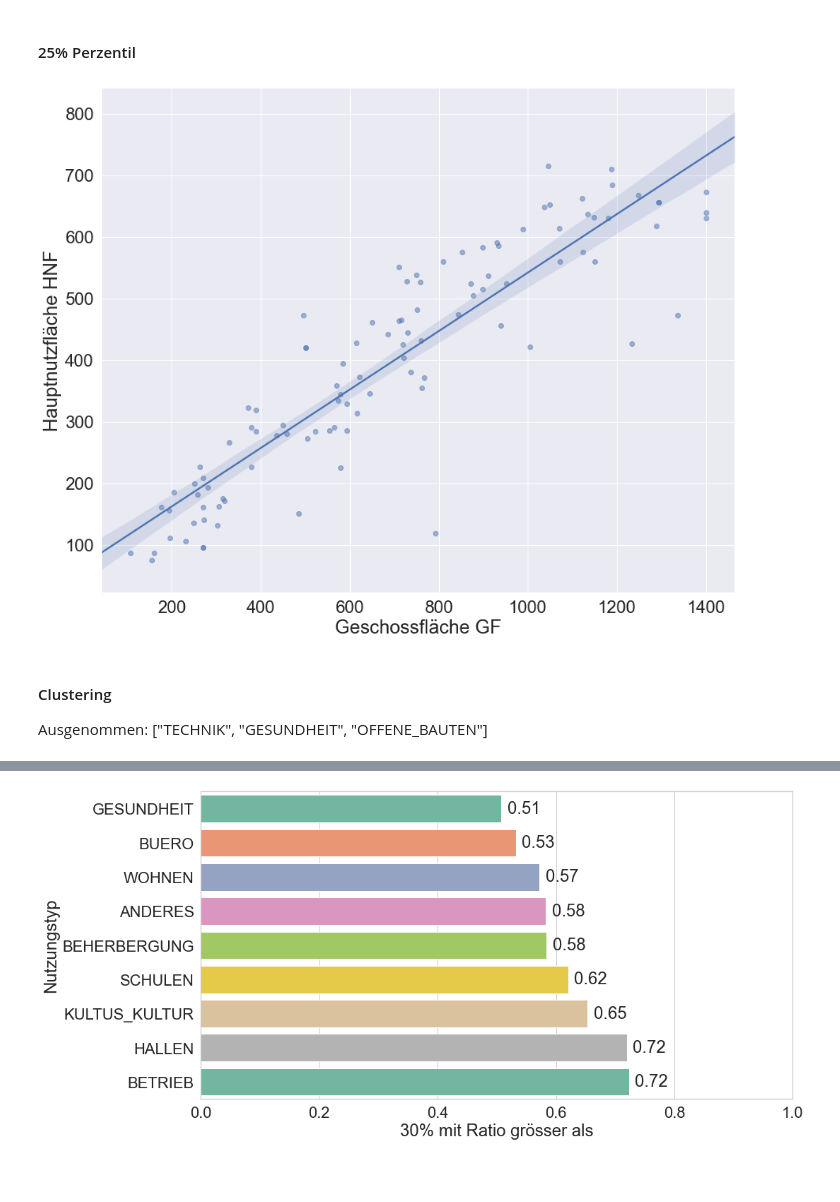
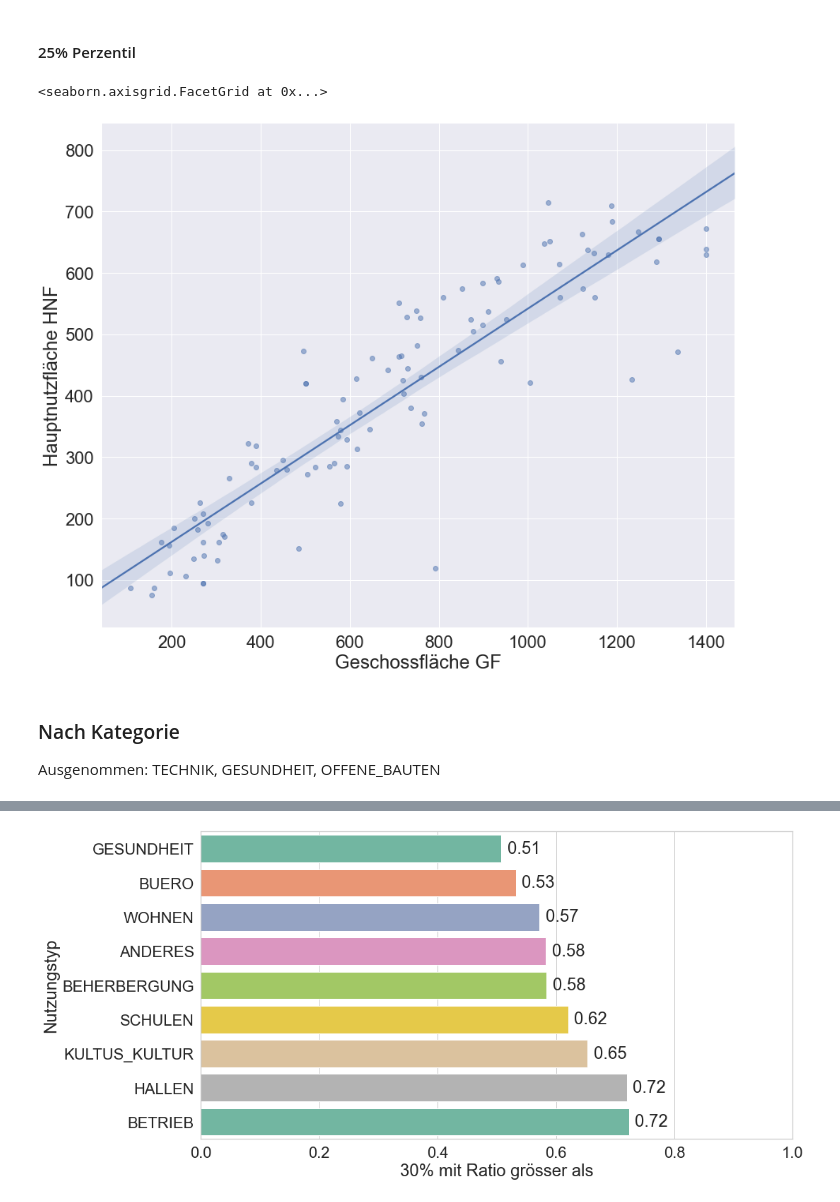
Before and after one commit to FHNW-RW/ip5-metriken-bauwesen, a Jupyter notebook: src/analysis/hnf_gf.ipynb, the cells around one changed output, grey strips where cells are left out. Drawn from its saved outputs; the diff is of its cells as text; code cells hidden in the pictures; blank space fills up the shorter version.

```diff
--- a/src/analysis/hnf_gf.ipynb
+++ b/src/analysis/hnf_gf.ipynb
@@ -67,13 +62,11 @@ gf.savefig("exports/lmplot_hnf_gf_ratio_75percentile.png", bbox_inches="tight",
 # %% [markdown]
 #### 25% Perzentil
-# %%
-df_25_percentile = im.cap_upper_gf_hnf(filtered_df, upper_percentile='25%')
-gf = charts.lmplot_gf_hnf(df_25_percentile)
-
-# Save figure
-# gf.savefig("exports/lmplot_hnf_gf_ratio_25percentile.png", bbox_inches="tight", dpi=200)
-# %% [output]
-[figure, removed]
+# %%
+df_25_percentile = im.cap_upper_gf_field(filtered_df, upper_percentile='25%')
+charts.lmplot_gf_field(df_25_percentile, save_label='hnf_gf_ratio_25percentile')
+# %% [output]
+<seaborn.axisgrid.FacetGrid at 0x...>
+[figure, added]
 # %% [markdown]
-#### Clustering
-Ausgenommen: ["TECHNIK", "GESUNDHEIT", "OFFENE_BAUTEN"]
+### Nach Kategorie
+Ausgenommen: TECHNIK, GESUNDHEIT, OFFENE_BAUTEN
```
Also changed, not shown: parts of 18 cells of this notebook, 3 other files.
